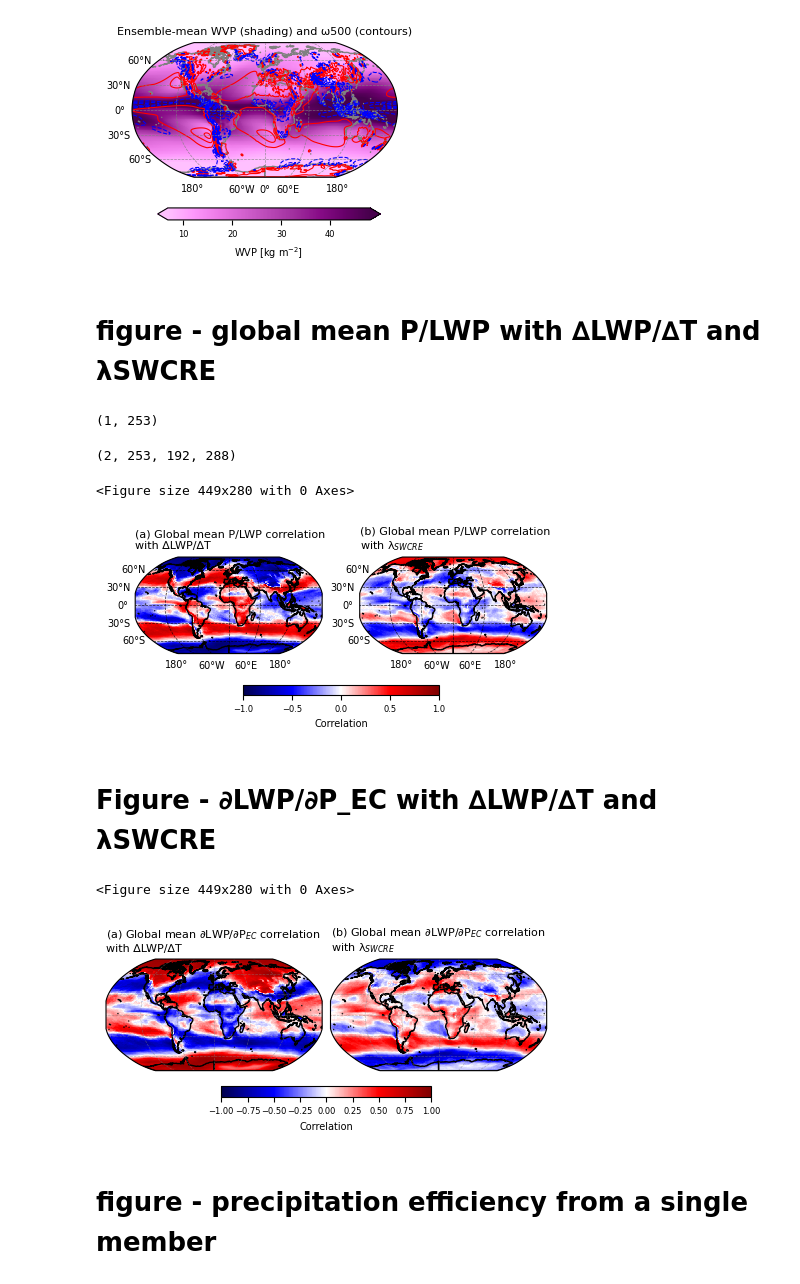
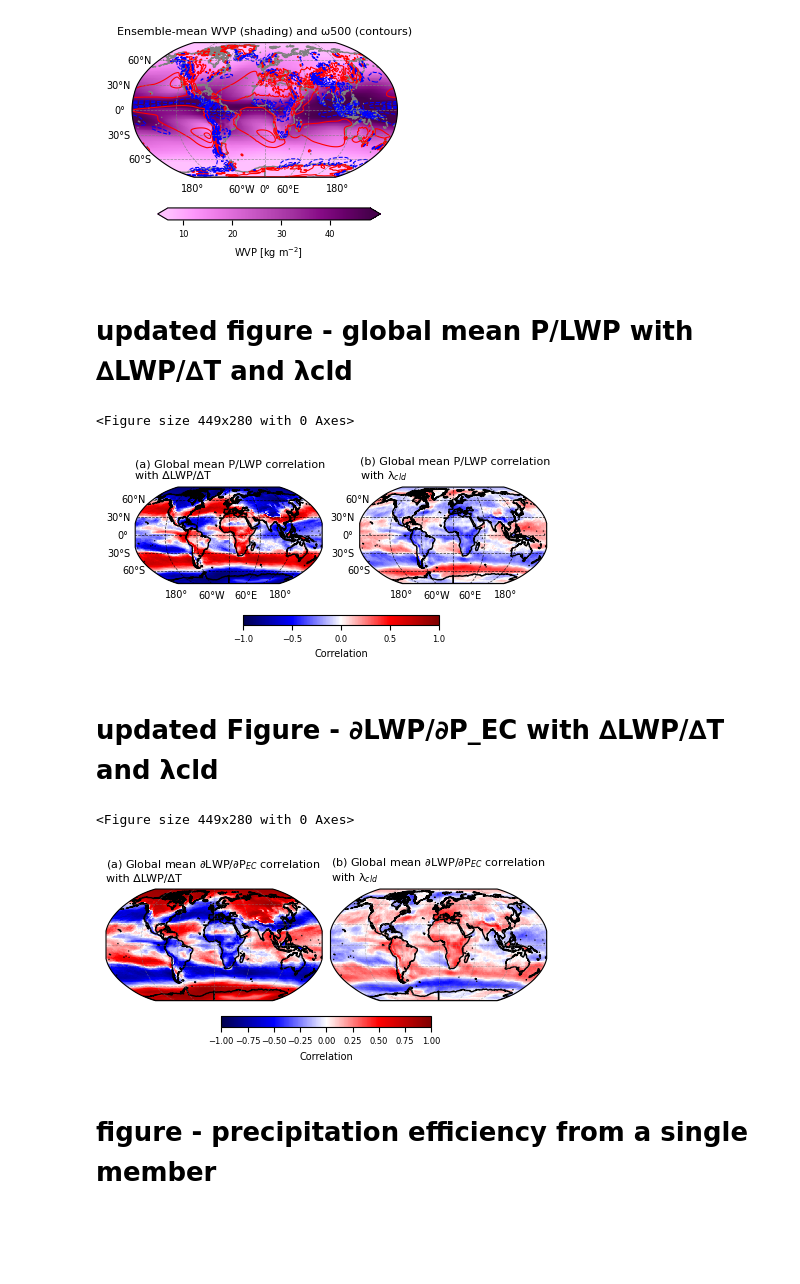
Before and after one commit to wgh-private/globalFB_precipeff, a Jupyter notebook: kernel_finalwork.ipynb, the cells around one changed output. Saved outputs shown, nothing was run; the diff lists cells and outputs as text; code cells hidden in the pictures; blank space fills up the shorter version.

```diff
--- a/kernel_finalwork.ipynb
+++ b/kernel_finalwork.ipynb
@@ -360,23 +359,15 @@ plt.show()
 # %% [output]
 [figure]
 # %% [markdown]
-# figure - global mean P/LWP with ∆LWP/∆T and λSWCRE
+# updated figure - global mean P/LWP with ∆LWP/∆T and λcld
 # %%
 dVAR_map_o = [dLWP_g.data, totdCRE_g.data]
 dVAR_map_o = np.array(dVAR_map_o)
-dVar_name = ['∆LWP/∆T', 'λ$_{SWCRE}$']
+dVar_name = ['∆LWP/∆T', 'λ$_{cld}$']
 
 grad = [PE_g_mean.data]
 grad = np.array(grad)
 grad_name = ['P/LWP']
-# %%
-np.shape(grad)
-# %% [output]
-(1, 253)
-# %%
-np.shape(dVAR_map_o)
-# %% [output]
-(2, 253, 192, 288)
 # %%
 import matplotlib.pyplot as plt
 import cartopy.crs as ccrs
@@ -430,14 +421,14 @@ cbar = fig.colorbar(cbar_img, ax=axs, orientation='horizontal', fraction=0.05, p
 cbar.set_label('Correlation', fontsize=label_fontsize)
 cbar.ax.tick_params(labelsize=tick_fontsize)
 
-plt.savefig('final_figures/gPE_SW∆CRE_∆LWP_correlation.png',
+plt.savefig(fig_dir+'gPE_SW∆CRE_∆LWP_correlation.png',
             bbox_inches='tight', facecolor='white', dpi=600)
 plt.show()
 # %% [output]
 <Figure size 449x280 with 0 Axes>
-[figure, old version]
+[figure, new version]
 # %% [markdown]
-# Figure - ∂LWP/∂P_EC with ∆LWP/∆T and λSWCRE
+# updated Figure - ∂LWP/∂P_EC with ∆LWP/∆T and λcld
 # %%
 import matplotlib.pyplot as plt
 import cartopy.crs as ccrs
@@ -446,7 +437,7 @@ import numpy as np
 import scipy.stats as stats
 
 
-dVar_name = ['∆LWP/∆T', 'λ$_{SWCRE}$']
+dVar_name = ['∆LWP/∆T', 'λ$_{cld}$']
 
 
 # Set figure width to 11.4 cm = 4.49 inches for PNAS single-column
@@ -468,35 +459,35 @@ fig, axs = plt.subplots(1, 2, figsize=(4.49, 2.8), subplot_kw={'projection': ccr
 for ax_n, ax in enumerate(axs.flat):
     g = nums[ax_n][0]
     d = nums[ax_n][1]
 
     correlation = np.full((lat_sh, lon_sh), np.nan)
     for i in range(lat_sh):
         for j in range(lon_sh):
             correlation[i, j] = stats.spearmanr(grad[g], dVAR_map_o[d, :, i, j], nan_policy='omit')[0]
 
     cbar_img = ax.pcolormesh(dLWP_g.lon, dLWP_g.lat, correlation,
                              transform=ccrs.PlateCarree(), cmap='seismic',
                              vmin=-1, vmax=1)
 
     ax.add_feature(cfeature.LAND, facecolor='white')
     ax.add_feature(cfeature.GSHHSFeature(scale='auto', edgecolor='black'))
     ax.set_extent([-180, 180, -90, 90], ccrs.PlateCarree())
     ax.set_title(title_num[ax_n] + 'Global mean ' + grad_name[g] + ' correlation\nwith ' + dVar_name[d],
                  fontsize=title_fontsize, loc='left')
 
     gl = ax.gridlines(draw_labels=False, linewidth=0.5, color='gray', alpha=0.5, linestyle='--')
 
 # Single horizontal colorbar below
 cbar = fig.colorbar(cbar_img, ax=axs, orientation='horizontal', fraction=0.05, pad=0.07)
 cbar.set_label('Correlation', fontsize=label_fontsize)
 cbar.ax.tick_params(labelsize=tick_fontsize)
 
-plt.savefig('final_figures/∂LWP∂P_SW∆CRE_∆LWP_correlation.png',
+plt.savefig(fig_dir+'∂LWP∂P_SW∆CRE_∆LWP_correlation.png',
             bbox_inches='tight', facecolor='white', dpi=600)
 plt.show()
 # %% [output]
 <Figure size 449x280 with 0 Axes>
-[figure, old version]
+[figure, new version]
 # %% [markdown]
 # figure - precipitation efficiency from a single member
 # %%
```
Also changed, not shown: parts of 13 cells of this notebook.
